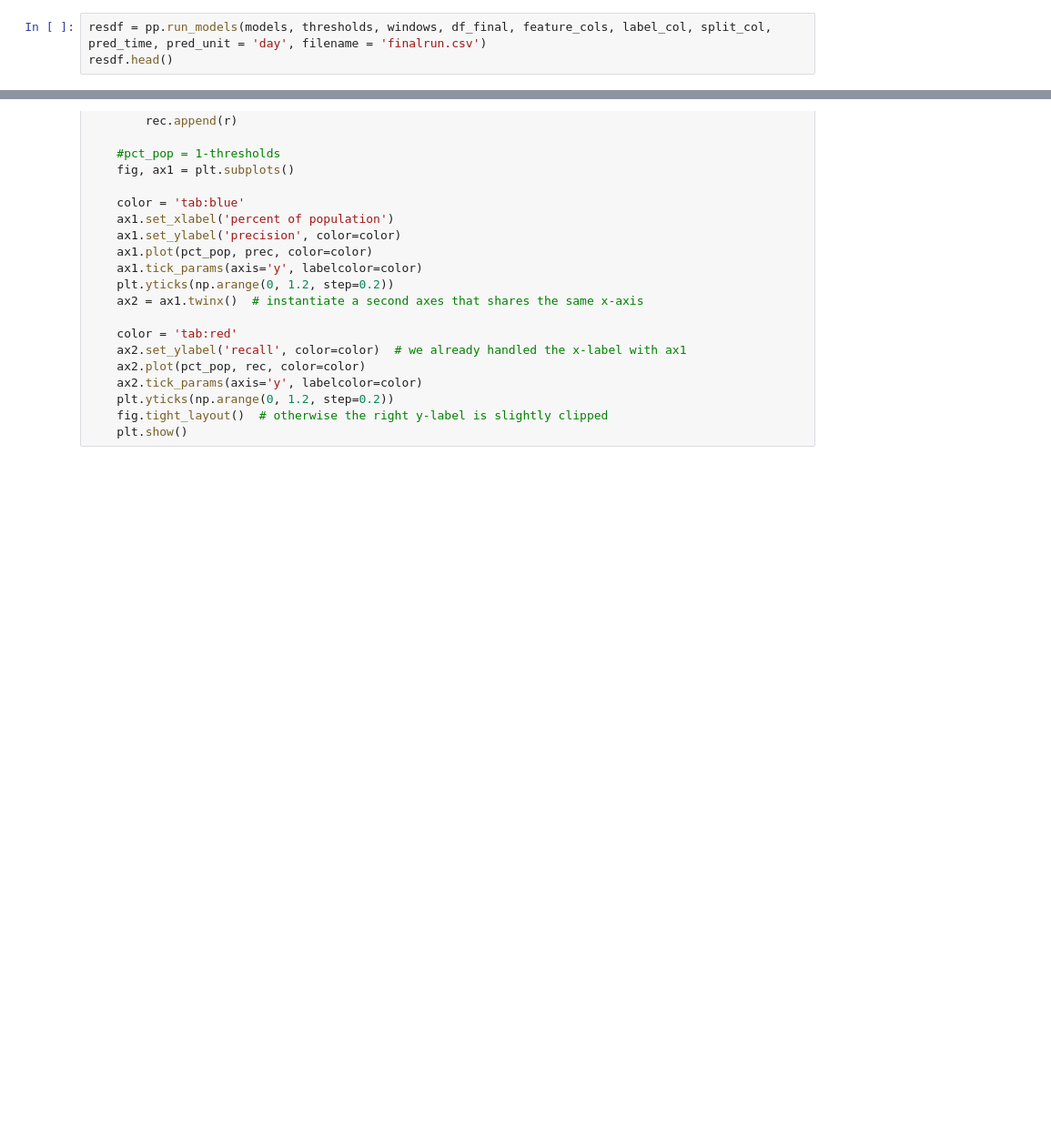
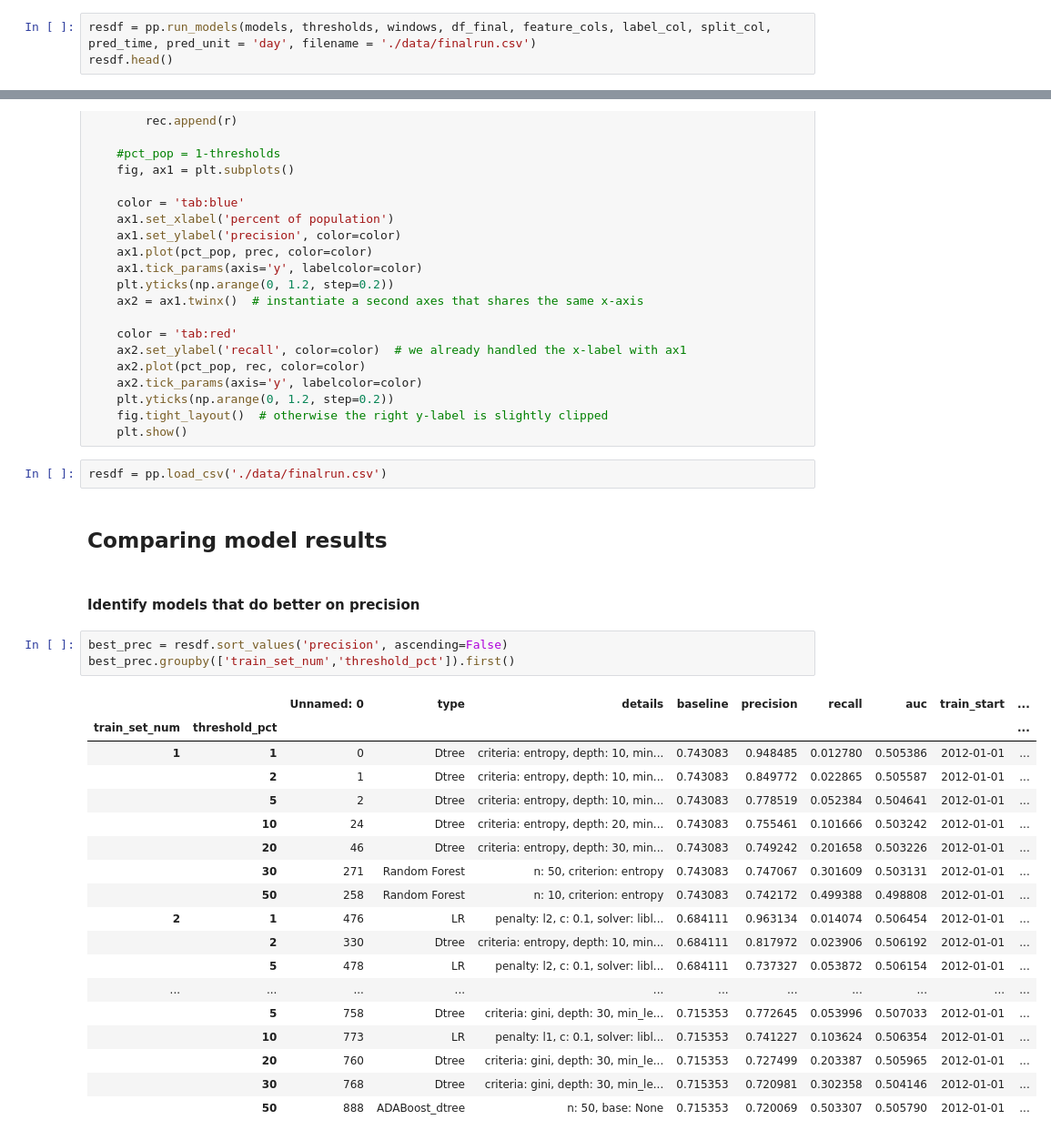
Before and after one commit to laurenjli/ml-pubpol, a Jupyter notebook: hw3/hw3_analysis.ipynb, the cells around one changed output, grey strips where cells are left out. Shown: that part at 91% size. Saved outputs shown, nothing was run; the diff lists cells and outputs as text; blank space fills up the shorter version.

```diff
--- a/hw3/hw3_analysis.ipynb
+++ b/hw3/hw3_analysis.ipynb
@@ -145,7 +145,7 @@ models = [
 #models = [{'type': 'Random Forest', 'clf': rforest_score, 'n': [10, 50, 100], 'criterion': ['entropy', 'gini'], 'seed': seed}]
 thresholds = [1, 2, 5, 10, 20,30, 50]
 # %%
-resdf = pp.run_models(models, thresholds, windows, df_final, feature_cols, label_col, split_col, pred_time, pred_unit = 'day', filename = 'finalrun.csv')
+resdf = pp.run_models(models, thresholds, windows, df_final, feature_cols, label_col, split_col, pred_time, pred_unit = 'day', filename = './data/finalrun.csv')
 resdf.head()
 # %%
 results = []
@@ -413,3 +413,31 @@ def plot_pct_pop(y_test, pred_scores):
     plt.yticks(np.arange(0, 1.2, step=0.2))
     fig.tight_layout()  # otherwise the right y-label is slightly clipped
     plt.show()
+# %%
+resdf = pp.load_csv('./data/finalrun.csv')
+# %% [markdown]
+## Comparing model results
+# %% [markdown]
+#### Identify models that do better on precision
+# %%
+best_prec = resdf.sort_values('precision', ascending=False)
+best_prec.groupby(['train_set_num','threshold_pct']).first()
+# %% [output]
+|  |  | Unnamed: 0 | type | details | baseline | precision | recall | auc | train_start | ... |
+| train_set_num | threshold_pct |  |  |  |  |  |  |  |  | ... |
+| 1 | 1 | 0 | Dtree | criteria: entropy, depth: 10, min... | 0.743083 | 0.948485 | 0.012780 | 0.505386 | 2012-01-01 | ... |
+|  | 2 | 1 | Dtree | criteria: entropy, depth: 10, min... | 0.743083 | 0.849772 | 0.022865 | 0.505587 | 2012-01-01 | ... |
+|  | 5 | 2 | Dtree | criteria: entropy, depth: 10, min... | 0.743083 | 0.778519 | 0.052384 | 0.504641 | 2012-01-01 | ... |
+|  | 10 | 24 | Dtree | criteria: entropy, depth: 20, min... | 0.743083 | 0.755461 | 0.101666 | 0.503242 | 2012-01-01 | ... |
+|  | 20 | 46 | Dtree | criteria: entropy, depth: 30, min... | 0.743083 | 0.749242 | 0.201658 | 0.503226 | 2012-01-01 | ... |
+|  | 30 | 271 | Random Forest | n: 50, criterion: entropy | 0.743083 | 0.747067 | 0.301609 | 0.503131 | 2012-01-01 | ... |
+|  | 50 | 258 | Random Forest | n: 10, criterion: entropy | 0.743083 | 0.742172 | 0.499388 | 0.498808 | 2012-01-01 | ... |
+| 2 | 1 | 476 | LR | penalty: l2, c: 0.1, solver: libl... | 0.684111 | 0.963134 | 0.014074 | 0.506454 | 2012-01-01 | ... |
+|  | 2 | 330 | Dtree | criteria: entropy, depth: 10, min... | 0.684111 | 0.817972 | 0.023906 | 0.506192 | 2012-01-01 | ... |
+|  | 5 | 478 | LR | penalty: l2, c: 0.1, solver: libl... | 0.684111 | 0.737327 | 0.053872 | 0.506154 | 2012-01-01 | ... |
+| ... | ... | ... | ... | ... | ... | ... | ... | ... | ... | ... |
+|  | 5 | 758 | Dtree | criteria: gini, depth: 30, min_le... | 0.715353 | 0.772645 | 0.053996 | 0.507033 | 2012-01-01 | ... |
+|  | 10 | 773 | LR | penalty: l1, c: 0.1, solver: libl... | 0.715353 | 0.741227 | 0.103624 | 0.506354 | 2012-01-01 | ... |
+|  | 20 | 760 | Dtree | criteria: gini, depth: 30, min_le... | 0.715353 | 0.727499 | 0.203387 | 0.505965 | 2012-01-01 | ... |
+|  | 30 | 768 | Dtree | criteria: gini, depth: 30, min_le... | 0.715353 | 0.720981 | 0.302358 | 0.504146 | 2012-01-01 | ... |
+|  | 50 | 888 | ADABoost_dtree | n: 50, base: None | 0.715353 | 0.720069 | 0.503307 | 0.505790 | 2012-01-01 | ... |
```
Also changed, not shown: parts of 6 cells of this notebook, 2 other files.
